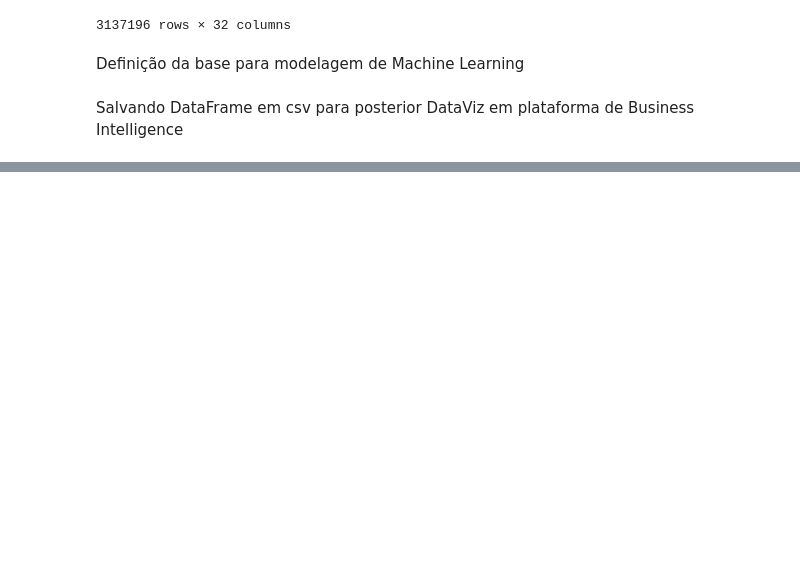
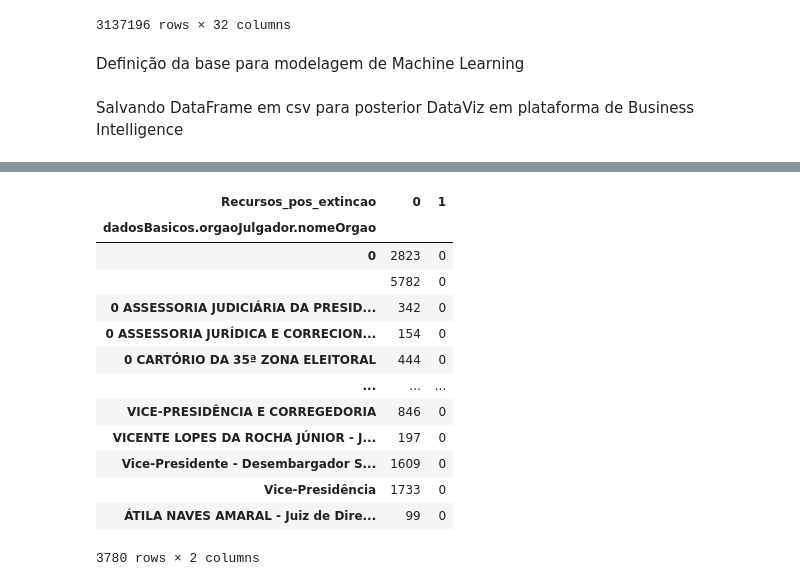
Before and after one commit to dulei711/sharing, a Jupyter notebook: PAPJUDS.ipynb, the cells around one changed output, grey strips where cells are left out. Saved outputs shown, nothing was run; the diff lists cells and outputs as text; code cells hidden in the pictures; blank space fills up the shorter version.

```diff
--- a/PAPJUDS.ipynb
+++ b/PAPJUDS.ipynb
@@ -625,0 +677,17 @@ dff.to_csv('dff.zip', index=False, compression=compression_opts)
+# %%
+pd.crosstab(dff['dadosBasicos.orgaoJulgador.nomeOrgao'] , dff['Recursos_pos_extincao'])
+# %% [output]
+| Recursos_pos_extincao | 0 | 1 |
+| dadosBasicos.orgaoJulgador.nomeOrgao |  |  |
+| 0 | 2823 | 0 |
+|  | 5782 | 0 |
+| 0 ASSESSORIA JUDICIÁRIA DA PRESID... | 342 | 0 |
+| 0 ASSESSORIA JURÍDICA E CORRECION... | 154 | 0 |
+| 0 CARTÓRIO DA 35ª ZONA ELEITORAL | 444 | 0 |
+| ... | ... | ... |
+| VICE-PRESIDÊNCIA E CORREGEDORIA | 846 | 0 |
+| VICENTE LOPES DA ROCHA JÚNIOR - J... | 197 | 0 |
+| Vice-Presidente - Desembargador S... | 1609 | 0 |
+| Vice-Presidência | 1733 | 0 |
+| ÁTILA NAVES AMARAL - Juiz de Dire... | 99 | 0 |
+3780 rows × 2 columns
```
Also changed, not shown: parts of 8 cells of this notebook.
